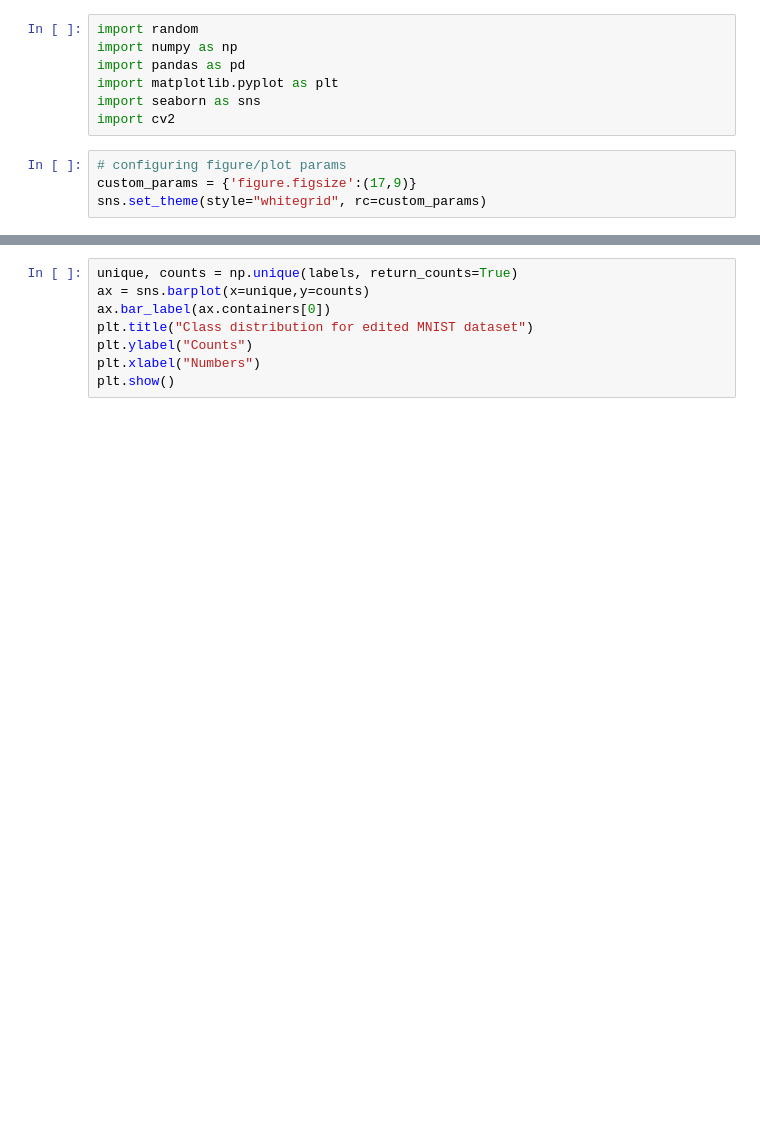
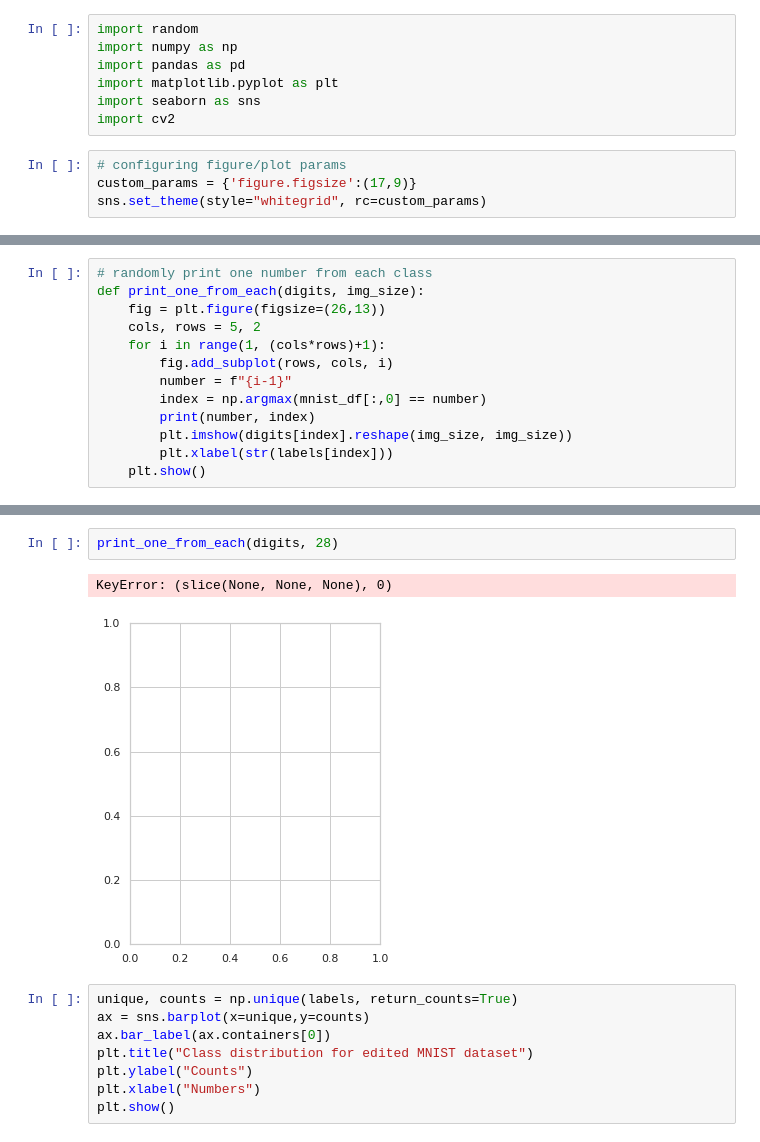
Before and after one commit to gusluchetti/uu-pattern-recognition, a Jupyter notebook: pr_data_analysis.ipynb, the cells around one changed output, grey strips where cells are left out. Cells and saved outputs as stored; diff of their text form; blank space fills up the shorter version.

Commit message:
feat: working on plots

```diff
--- a/pr_data_analysis.ipynb
+++ b/pr_data_analysis.ipynb
@@ -37 +36,14 @@ df_describe.describe()
+# %%
+# randomly print one number from each class
+def print_one_from_each(digits, img_size):
+    fig = plt.figure(figsize=(26,13))
+    cols, rows = 5, 2
+    for i in range(1, (cols*rows)+1):
+        fig.add_subplot(rows, cols, i)
+        number = f"{i-1}"
+        index = np.argmax(mnist_df[:,0] == number)
+        print(number, index)
+        plt.imshow(digits[index].reshape(img_size, img_size))
+        plt.xlabel(str(labels[index]))
+    plt.show()
 # %% [markdown]
@@ -56,3 +66,8 @@ plt.show()
+# %%
+print_one_from_each(digits, 28)
+# %% [output]
+KeyError: (slice(None, None, None), 0)
+[figure, added]
 # %%
 unique, counts = np.unique(labels, return_counts=True)
 ax = sns.barplot(x=unique,y=counts)
```
Also changed, not shown: parts of 28 cells of this notebook, 1 other file.
